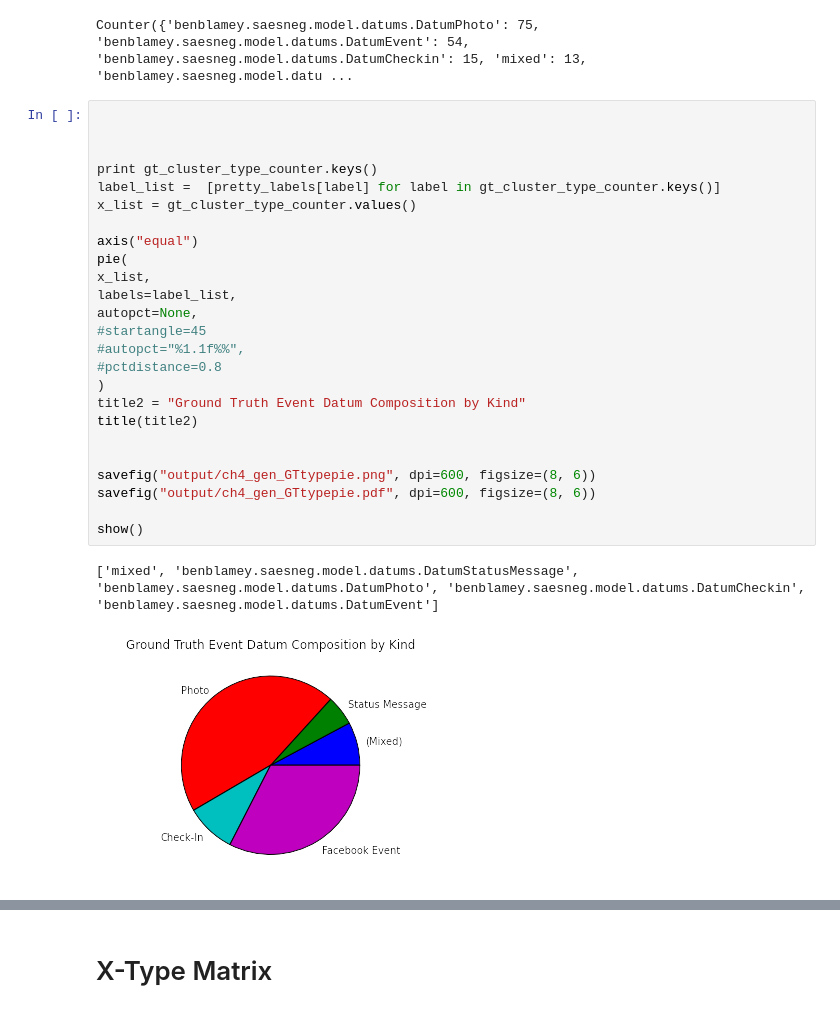
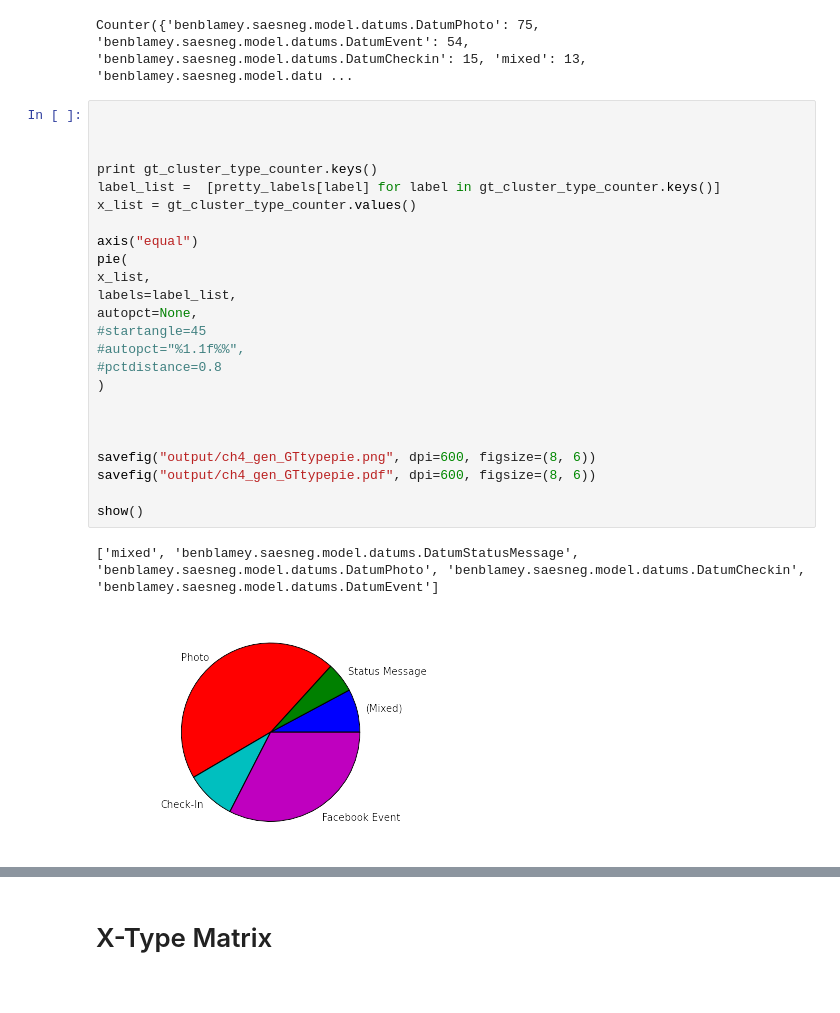
Before and after one commit to benblamey/ben_phd_python, a Jupyter notebook: DescriptiveStats.ipynb, the cells around one changed output, grey strips where cells are left out. Drawn from its saved outputs; the diff is of its cells as text.

```diff
--- a/DescriptiveStats.ipynb
+++ b/DescriptiveStats.ipynb
@@ -311,31 +322,30 @@ Counter({'benblamey.saesneg.model.datums.DatumPhoto': 75, 'benblamey.saesneg.mod
 # %%
 
 
 
 print gt_cluster_type_counter.keys()
 label_list =  [pretty_labels[label] for label in gt_cluster_type_counter.keys()]
 x_list = gt_cluster_type_counter.values()
 
 axis("equal")
 pie(
 x_list,
 labels=label_list,
 autopct=None,
 #startangle=45
 #autopct="%1.1f%%",
 #pctdistance=0.8
 )
-title2 = "Ground Truth Event Datum Composition by Kind"
-title(title2)
+
 
 
 savefig("output/ch4_gen_GTtypepie.png", dpi=600, figsize=(8, 6))
 savefig("output/ch4_gen_GTtypepie.pdf", dpi=600, figsize=(8, 6))
 
 show()
 # %% [output]
 ['mixed', 'benblamey.saesneg.model.datums.DatumStatusMessage', 'benblamey.saesneg.model.datums.DatumPhoto', 'benblamey.saesneg.model.datums.DatumCheckin', 'benblamey.saesneg.model.datums.DatumEvent']
-[figure, old version]
+[figure, new version]
 # %%
 t = sum(x_list)
 cluster_type_comp_table_data = zip(label_list, x_list, [("{:.2f}".format(
```
Also changed, not shown: parts of 3 cells of this notebook, 1 other file.
